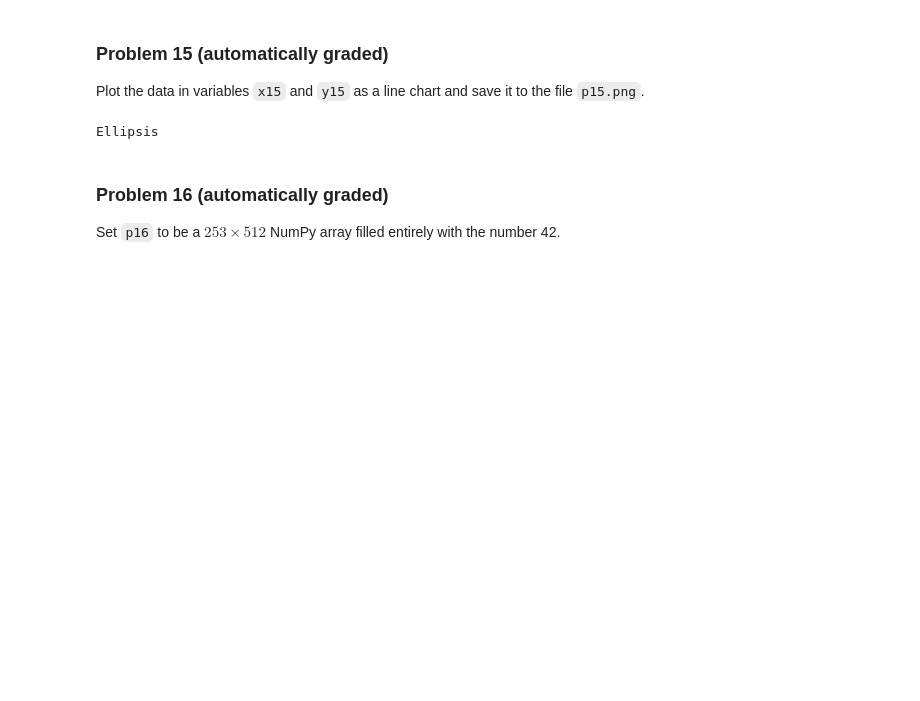
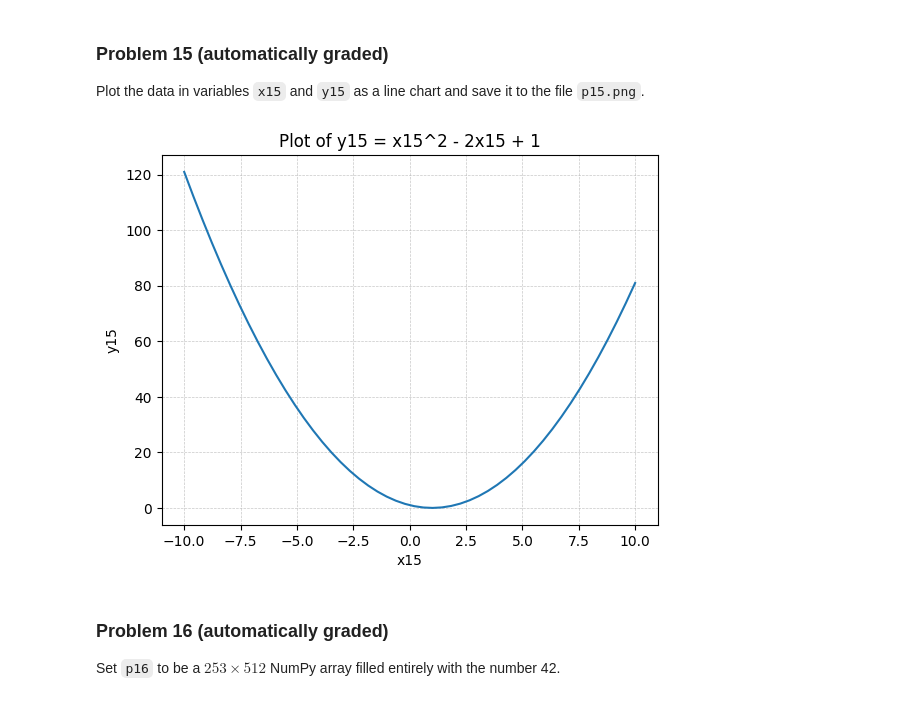
Before and after one commit to jasser-dh/dx602-homework-10, a Jupyter notebook: homework.ipynb, the cells around one changed output. Saved outputs shown, nothing was run; the diff lists cells and outputs as text; code cells hidden in the pictures; blank space fills up the shorter version.

```diff
--- a/homework.ipynb
+++ b/homework.ipynb
@@ -367,12 +367,18 @@ Plot the data in variables `x15` and `y15` as a line chart and save it to the fi
 
 x15 = np.linspace(-10, 10)
 y15 = x15 ** 2 - 2 * x15 + 1
-# %%
-# YOUR CHANGES HERE
-
-...
-# %% [output]
-Ellipsis
+# %%
+# YOUR CHANGES HERE
+
+plt.plot(x15, y15)
+plt.xlabel("x15")
+plt.ylabel("y15")
+plt.title("Plot of y15 = x15^2 - 2x15 + 1")
+plt.grid(True, linestyle='--', linewidth=0.5, alpha=0.7)
+
+plt.savefig("p15.png")
+# %% [output]
+[figure, added]
 # %% [markdown]
 ### Problem 16 (automatically graded)
 
```
Also changed, not shown: parts of 6 cells of this notebook, 1 other file.
